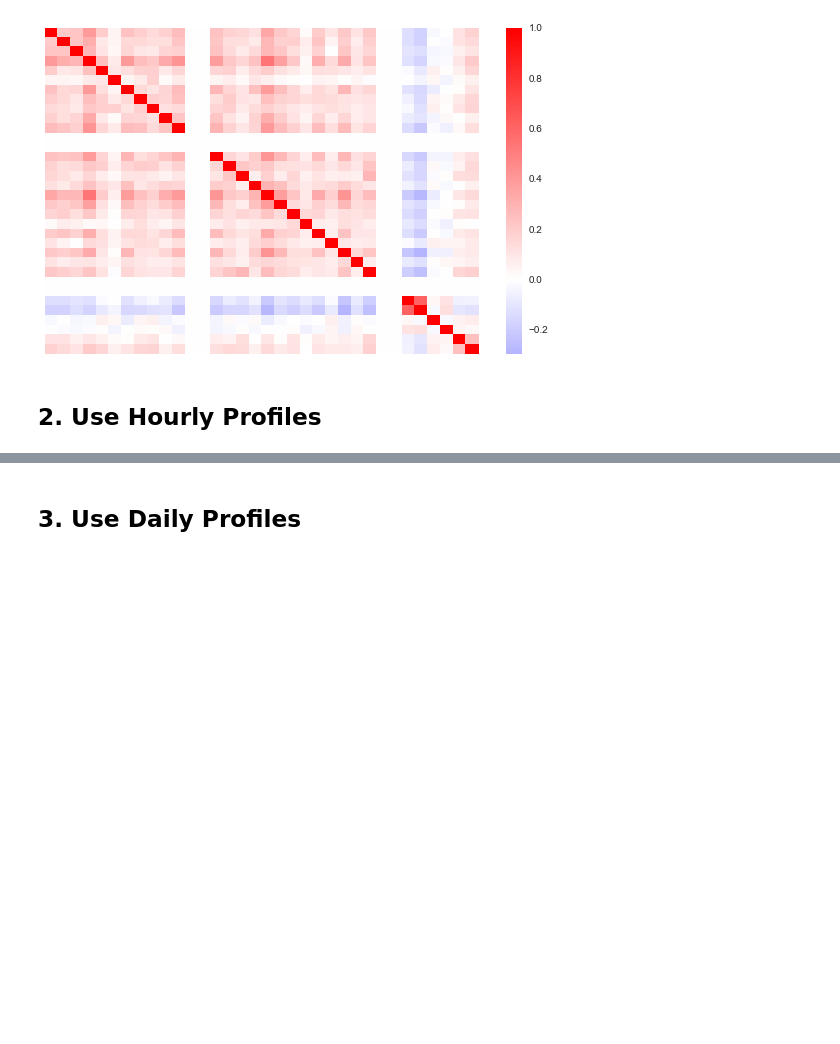
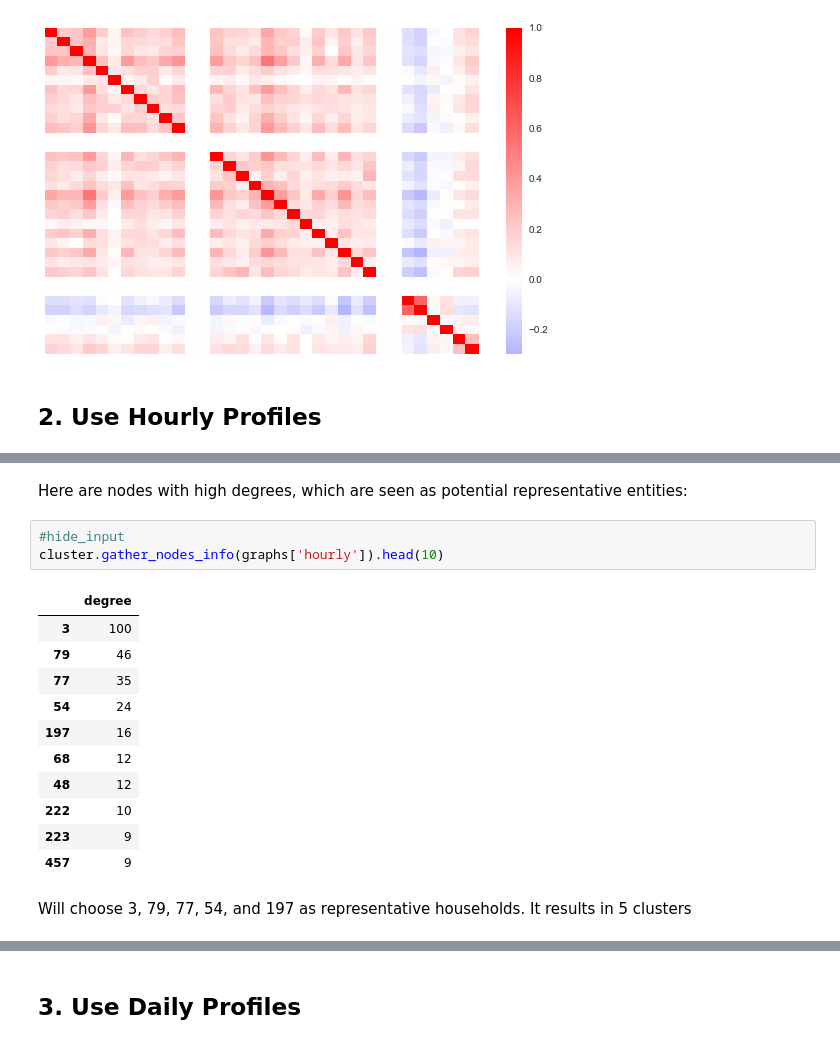
Before and after one commit to edxu96/elec_consumption, a Jupyter notebook: 00_cluster.ipynb, the cells around one changed output, grey strips where cells are left out. Saved outputs shown, nothing was run; the diff lists cells and outputs as text; blank space fills up the shorter version.

```diff
--- a/00_cluster.ipynb
+++ b/00_cluster.ipynb
@@ -141,0 +149,19 @@ cluster.plot_corr_mat(tree, [77, 79, 99], df, 2)
+# %% [markdown]
+Here are nodes with high degrees, which are seen as potential representative entities:
+# %%
+#hide_input
+cluster.gather_nodes_info(graphs['hourly']).head(10)
+# %% [output]
+|  | degree |
+| 3 | 100 |
+| 79 | 46 |
+| 77 | 35 |
+| 54 | 24 |
+| 197 | 16 |
+| 68 | 12 |
+| 48 | 12 |
+| 222 | 10 |
+| 223 | 9 |
+| 457 | 9 |
+# %% [markdown]
+Will choose 3, 79, 77, 54, and 197 as representative households. It results in 5 clusters
```
Also changed, not shown: parts of 11 cells of this notebook, 1 other file.
